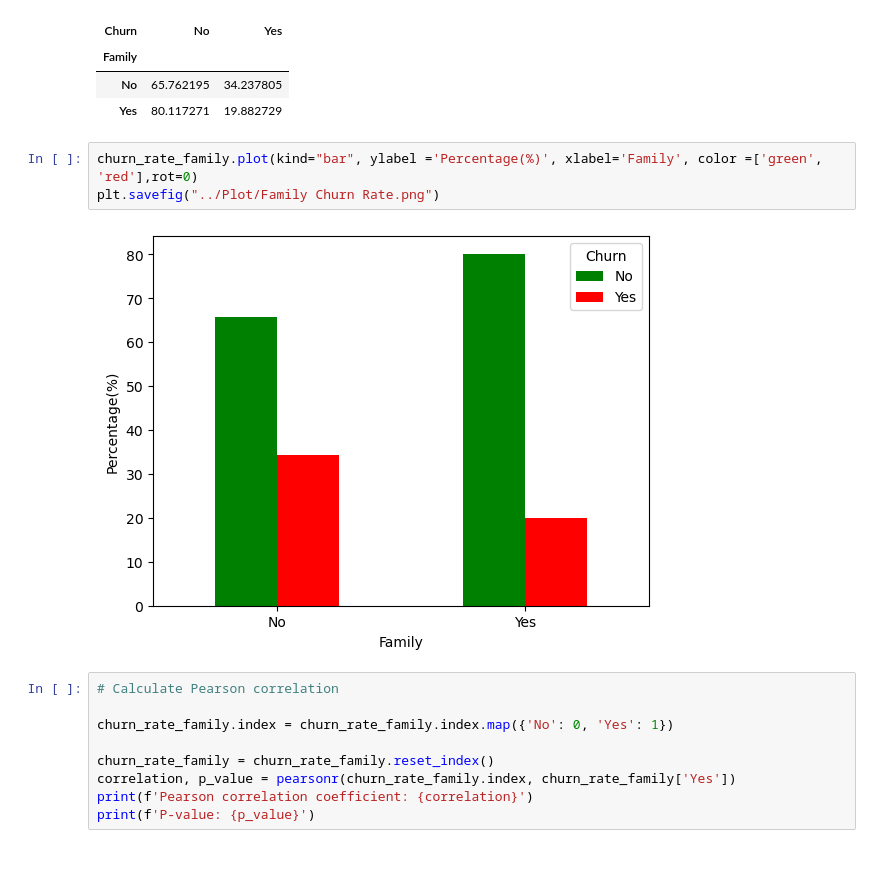
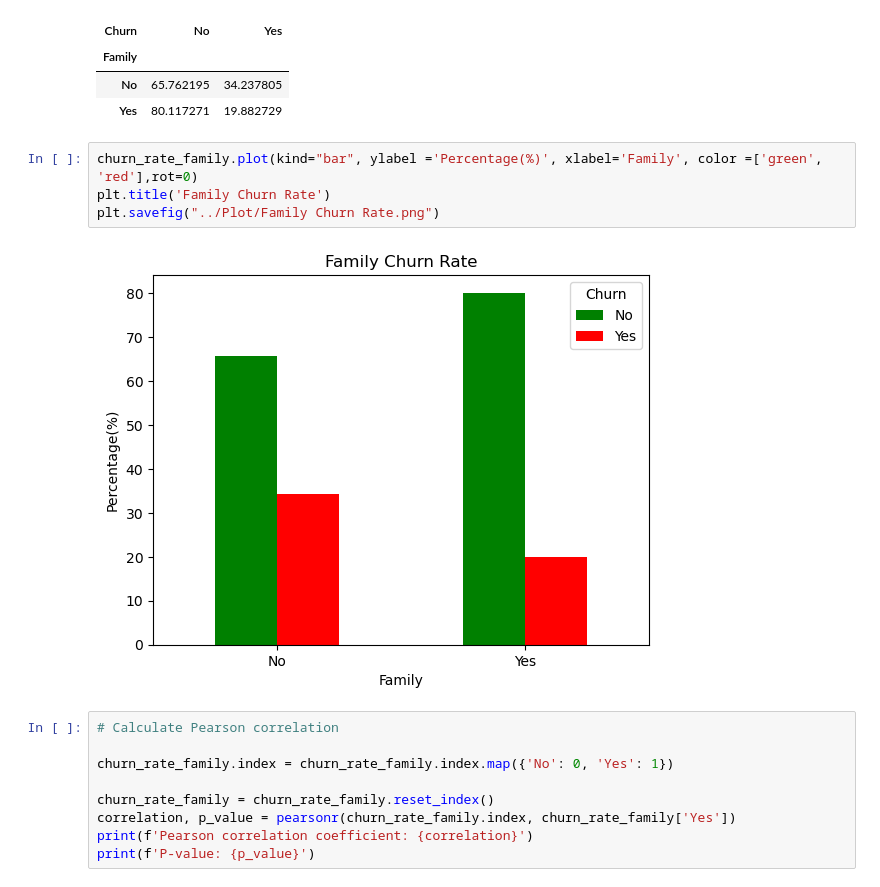
Before and after one commit to Eder-2024/Project_1-Telco, a Jupyter notebook: Main_Code/Main_Code.ipynb, the cells around one changed output. Drawn from its saved outputs; the diff is of its cells as text; blank space fills up the shorter version.

```diff
--- a/Main_Code/Main_Code.ipynb
+++ b/Main_Code/Main_Code.ipynb
@@ -619,9 +621,10 @@ churn_rate_family
 | Yes | 80.117271 | 19.882729 |
 # %%
 churn_rate_family.plot(kind="bar", ylabel ='Percentage(%)', xlabel='Family', color =['green', 'red'],rot=0)
+plt.title('Family Churn Rate')
 plt.savefig("../Plot/Family Churn Rate.png")
 # %% [output]
-[figure, old version]
+[figure, new version]
 # %%
 # Calculate Pearson correlation
 
```
Also changed, not shown: parts of 11 cells of this notebook, 5 other files.
